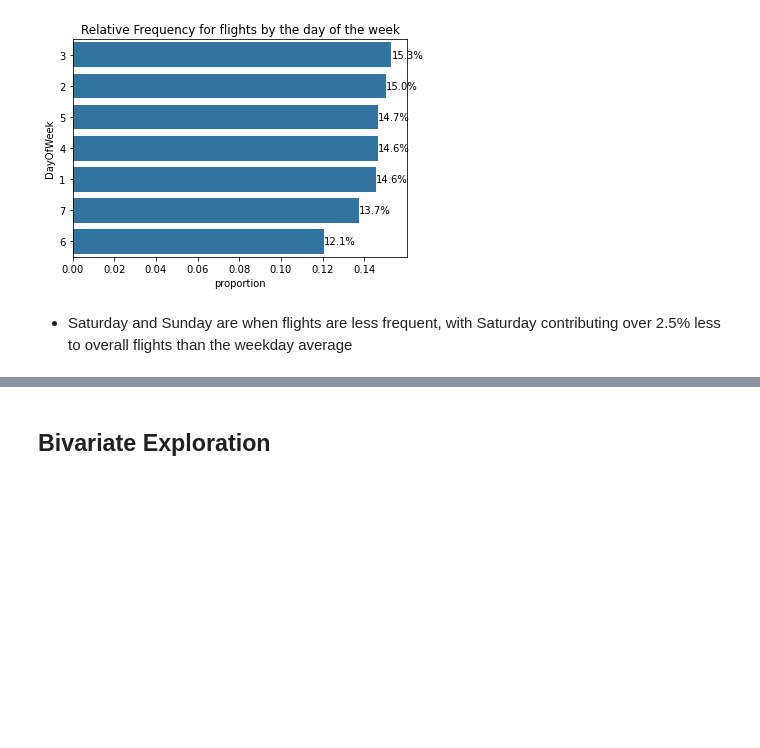
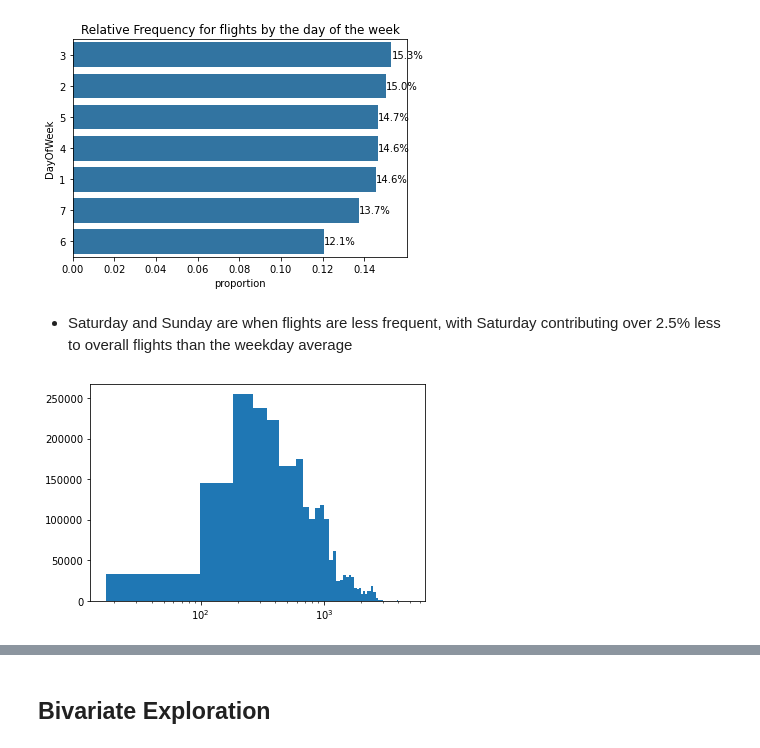
Before and after one commit to jessemoderwell/flights_data_visualizations, a Jupyter notebook: carrier_flights_exploratory_visualizations.ipynb, the cells around one changed output, grey strips where cells are left out. Saved outputs shown, nothing was run; the diff lists cells and outputs as text; code cells hidden in the pictures; blank space fills up the shorter version.

```diff
--- a/carrier_flights_exploratory_visualizations.ipynb
+++ b/carrier_flights_exploratory_visualizations.ipynb
@@ -143,3 +153,8 @@ for i in range(flights.DayOfWeek.value_counts().shape[0]):
 [figure]
 # %% [markdown]
 - Saturday and Sunday are when flights are less frequent, with Saturday contributing over 2.5% less to overall flights than the weekday average
+# %%
+plt.hist(flights.Distance, bins = 60)
+plt.xscale('log');
+# %% [output]
+[figure, added]
```
Also changed, not shown: parts of 36 cells of this notebook, 1 other file.
